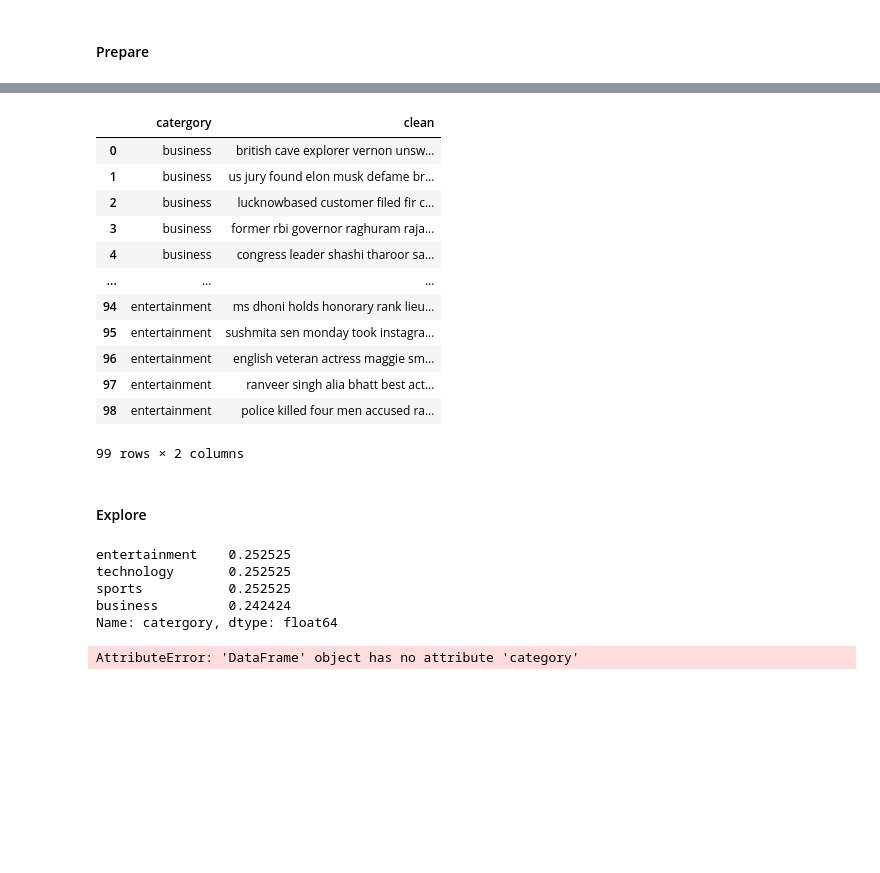
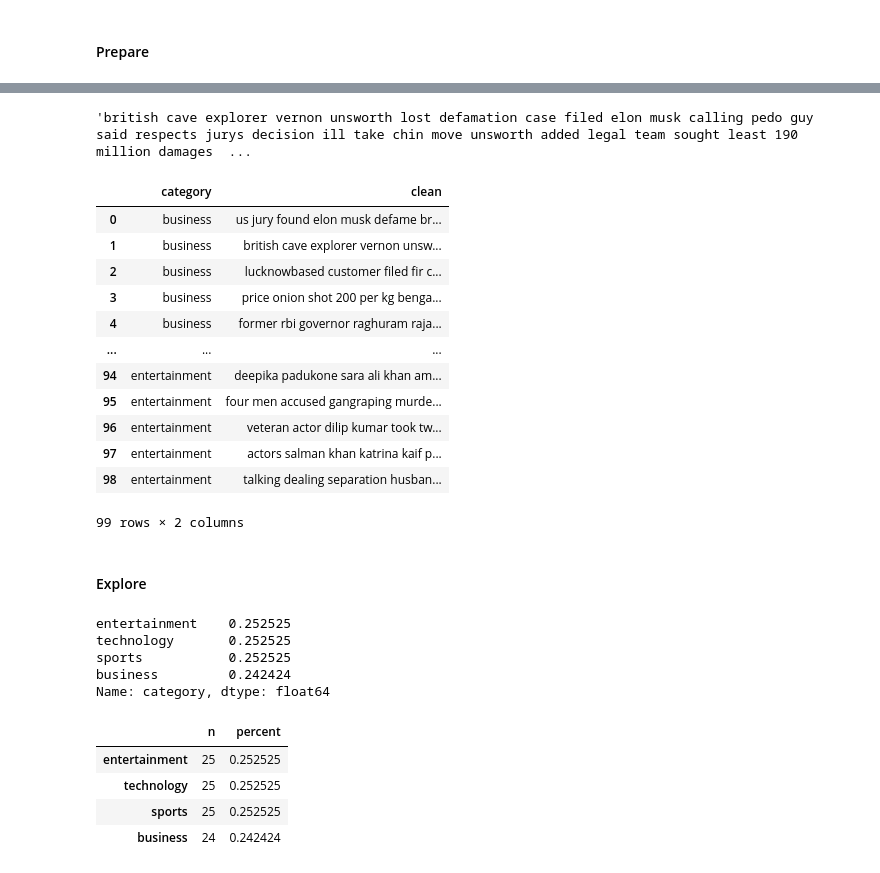
Before and after one commit to misty-garcia/ds-methodologies-exercises, a Jupyter notebook: nlp/model.ipynb, the cells around one changed output, grey strips where cells are left out. Drawn from its saved outputs; the diff is of its cells as text; code cells hidden in the pictures; blank space fills up the shorter version.

```diff
--- a/nlp/model.ipynb
+++ b/nlp/model.ipynb
@@ -51,34 +55,42 @@ prepare.prep_article(df_fresh)
 99 rows × 6 columns
+# %%
+df.clean[0]
+# %% [output]
+'british cave explorer vernon unsworth lost defamation case filed elon musk calling pedo guy said respects jurys decision ill take chin move unsworth added legal team sought least 190 million damages  ...
 # %%
-df = df_fresh[["catercategory", "clean"]]
+df = df_fresh[["category", "clean"]]
 df
 # %% [output]
-|  | catergory | clean |
-| 0 | business | british cave explorer vernon unsw... |
-| 1 | business | us jury found elon musk defame br... |
+|  | category | clean |
+| 0 | business | us jury found elon musk defame br... |
+| 1 | business | british cave explorer vernon unsw... |
 | 2 | business | lucknowbased customer filed fir c... |
-| 3 | business | former rbi governor raghuram raja... |
-| 4 | business | congress leader shashi tharoor sa... |
+| 3 | business | price onion shot 200 per kg benga... |
+| 4 | business | former rbi governor raghuram raja... |
 | ... | ... | ... |
-| 94 | entertainment | ms dhoni holds honorary rank lieu... |
-| 95 | entertainment | sushmita sen monday took instagra... |
-| 96 | entertainment | english veteran actress maggie sm... |
-| 97 | entertainment | ranveer singh alia bhatt best act... |
-| 98 | entertainment | police killed four men accused ra... |
+| 94 | entertainment | deepika padukone sara ali khan am... |
+| 95 | entertainment | four men accused gangraping murde... |
+| 96 | entertainment | veteran actor dilip kumar took tw... |
+| 97 | entertainment | actors salman khan katrina kaif p... |
+| 98 | entertainment | talking dealing separation husban... |
 99 rows × 2 columns
 # %% [markdown]
 #### Explore
 # %%
-df.catergory.value_counts(normalize=True)
+df.category.value_counts(normalize=True)
 # %% [output]
 entertainment    0.252525
 technology       0.252525
 sports           0.252525
 business         0.242424
-Name: catergory, dtype: float64
+Name: category, dtype: float64
 # %%
 pd.concat(
     [df.category.value_counts(), df.category.value_counts(normalize=True)], axis=1
 ).set_axis(["n", "percent"], axis=1, inplace=False)
 # %% [output]
-AttributeError: 'DataFrame' object has no attribute 'category'
+|  | n | percent |
+| entertainment | 25 | 0.252525 |
+| technology | 25 | 0.252525 |
+| sports | 25 | 0.252525 |
+| business | 24 | 0.242424 |
```
Also changed, not shown: parts of 11 cells of this notebook, 1 other file.
